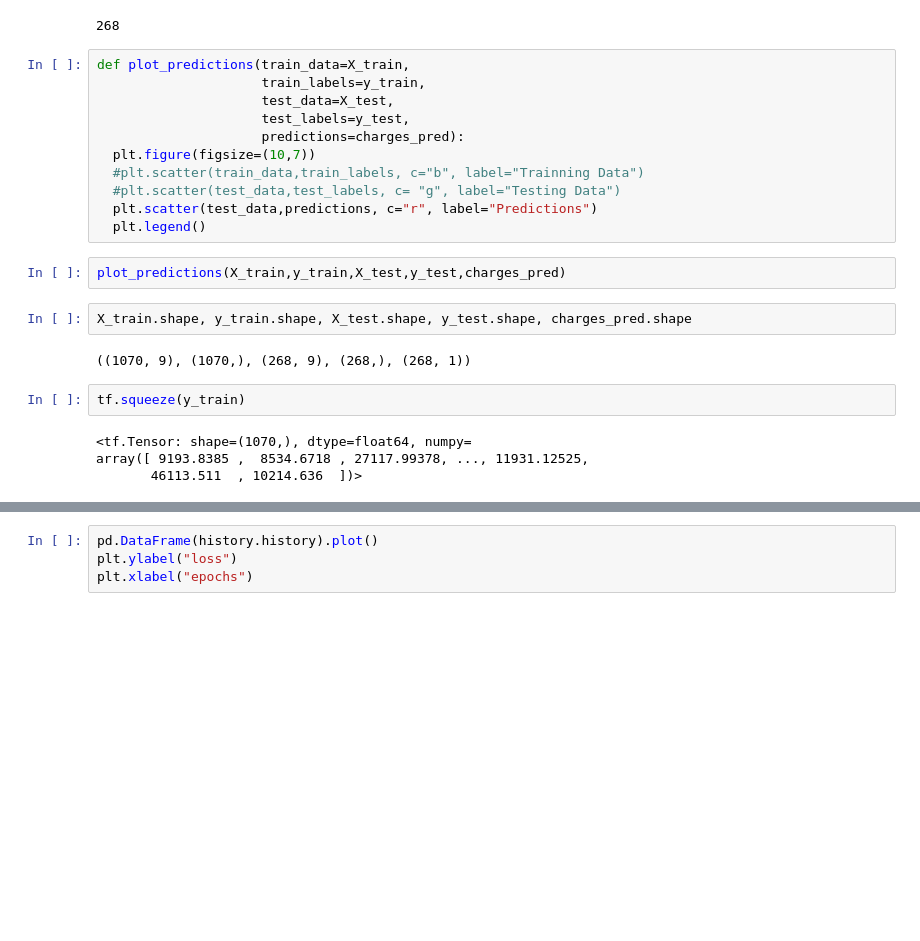
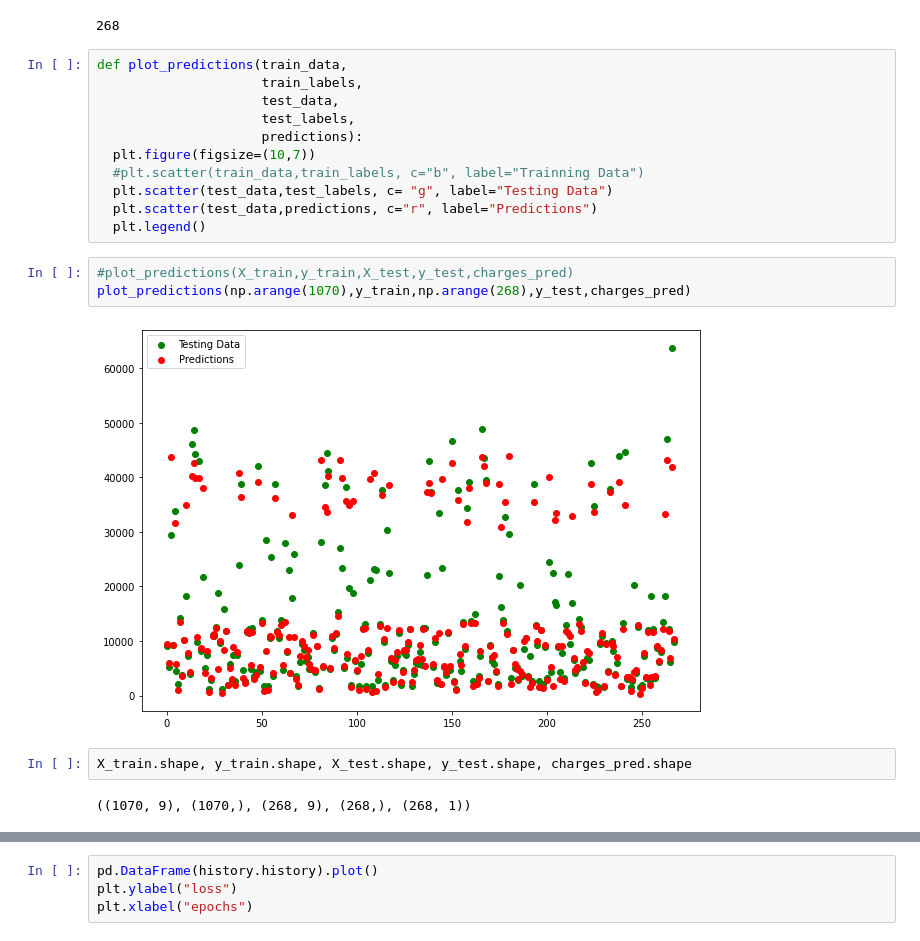
Before and after one commit to Messbah/Tensorflow_Practice, a Jupyter notebook: Medical_Cost_Prediction_with_Neural_Networks.ipynb, the cells around one changed output, grey strips where cells are left out. Cells and saved outputs as stored; diff of their text form; blank space fills up the shorter version.

```diff
--- a/Medical_Cost_Prediction_with_Neural_Networks.ipynb
+++ b/Medical_Cost_Prediction_with_Neural_Networks.ipynb
@@ -71,25 +71,22 @@ len(charges_pred)
 # %% [output]
 268
 # %%
-def plot_predictions(train_data=X_train,
-                     train_labels=y_train,
-                     test_data=X_test,
-                     test_labels=y_test,
-                     predictions=charges_pred):
+def plot_predictions(train_data,
+                     train_labels,
+                     test_data,
+                     test_labels,
+                     predictions):
   plt.figure(figsize=(10,7))
   #plt.scatter(train_data,train_labels, c="b", label="Trainning Data")
-  #plt.scatter(test_data,test_labels, c= "g", label="Testing Data")
+  plt.scatter(test_data,test_labels, c= "g", label="Testing Data")
   plt.scatter(test_data,predictions, c="r", label="Predictions")
   plt.legend()
-# %%
-plot_predictions(X_train,y_train,X_test,y_test,charges_pred)
+# %%
+#plot_predictions(X_train,y_train,X_test,y_test,charges_pred)
+plot_predictions(np.arange(1070),y_train,np.arange(268),y_test,charges_pred)
+# %% [output]
+[figure, added]
 # %%
 X_train.shape, y_train.shape, X_test.shape, y_test.shape, charges_pred.shape
 # %% [output]
 ((1070, 9), (1070,), (268, 9), (268,), (268, 1))
-# %%
-tf.squeeze(y_train)
-# %% [output]
-<tf.Tensor: shape=(1070,), dtype=float64, numpy=
-array([ 9193.8385 ,  8534.6718 , 27117.99378, ..., 11931.12525,
-       46113.511  , 10214.636  ])>
```
Also changed, not shown: parts of 12 cells of this notebook.
